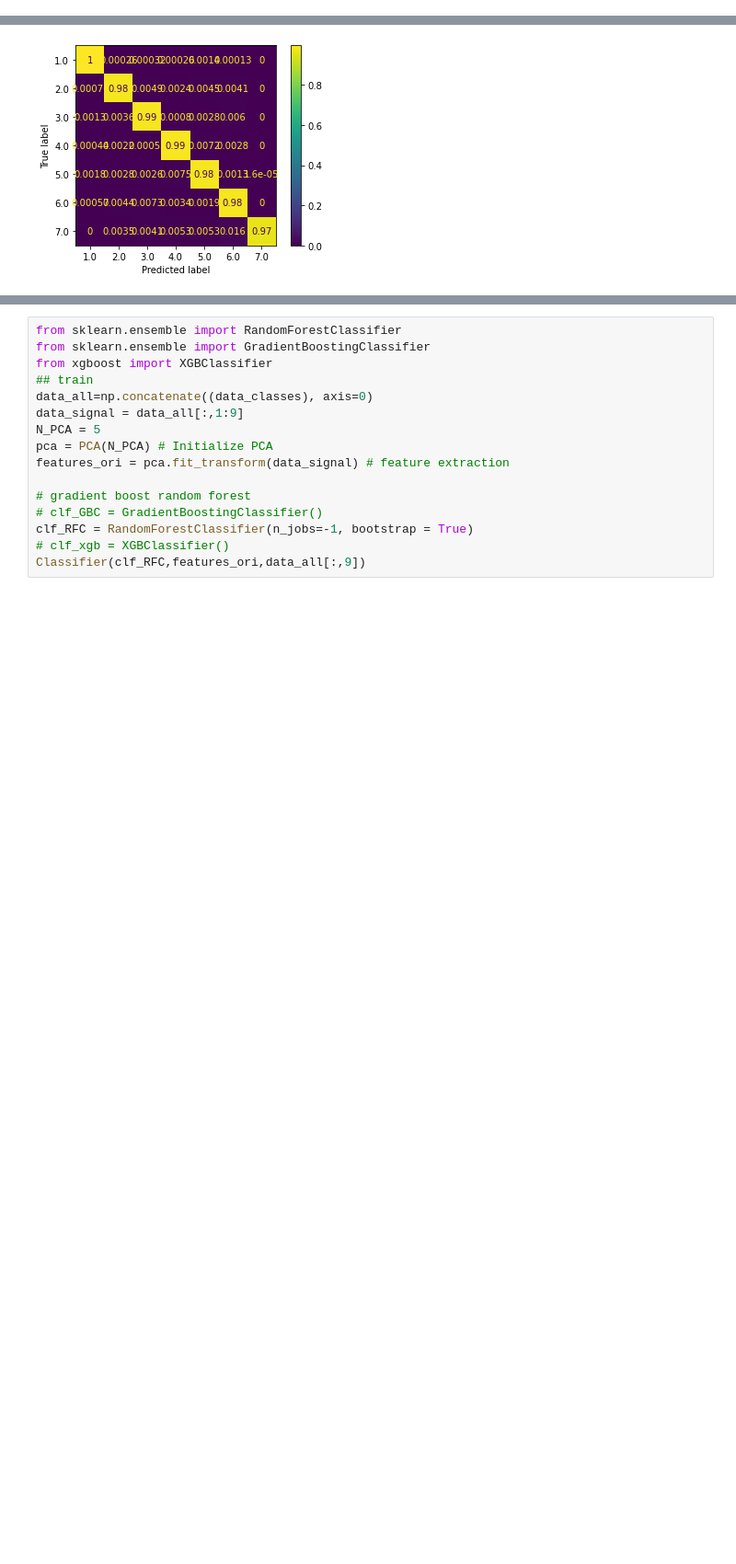
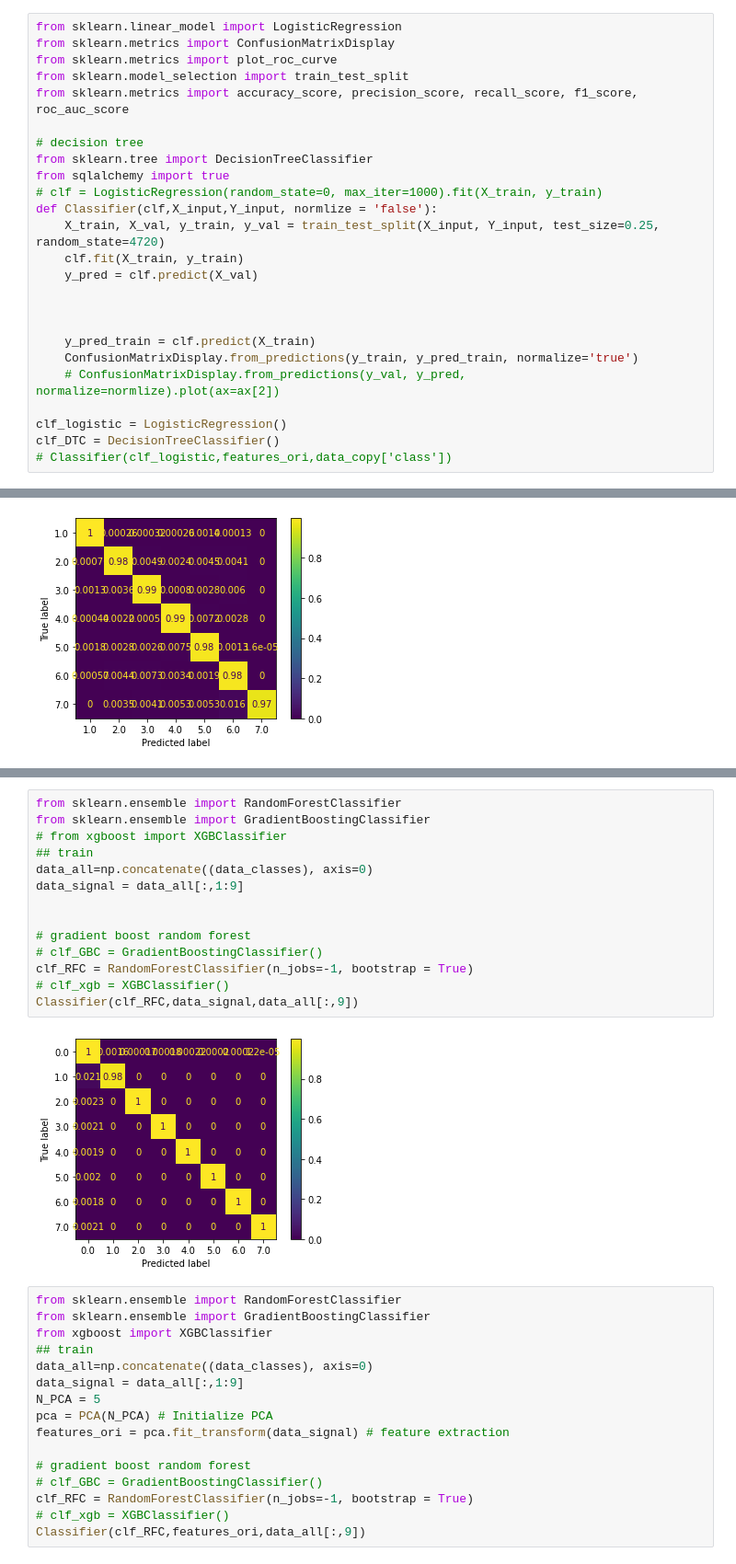
Before and after one commit to blacksilvergeek/MLEE_EMG, a Jupyter notebook: main_copy.ipynb, the cells around one changed output, grey strips where cells are left out. Shown: that part at 92% size. Drawn from its saved outputs; the diff is of its cells as text; blank space fills up the shorter version.

```diff
--- a/main_copy.ipynb
+++ b/main_copy.ipynb
@@ -109,3 +101,28 @@ clf_DTC = DecisionTreeClassifier()
+# %%
+from sklearn.linear_model import LogisticRegression
+from sklearn.metrics import ConfusionMatrixDisplay
+from sklearn.metrics import plot_roc_curve
+from sklearn.model_selection import train_test_split
+from sklearn.metrics import accuracy_score, precision_score, recall_score, f1_score, roc_auc_score
+
+# decision tree
+from sklearn.tree import DecisionTreeClassifier
+from sqlalchemy import true
+# clf = LogisticRegression(random_state=0, max_iter=1000).fit(X_train, y_train)
+def Classifier(clf,X_input,Y_input, normlize = 'false'):
+    X_train, X_val, y_train, y_val = train_test_split(X_input, Y_input, test_size=0.25, random_state=4720)
+    clf.fit(X_train, y_train)
+    y_pred = clf.predict(X_val)
+
+
+
+    y_pred_train = clf.predict(X_train)
+    ConfusionMatrixDisplay.from_predictions(y_train, y_pred_train, normalize='true')
+    # ConfusionMatrixDisplay.from_predictions(y_val, y_pred, normalize=normlize).plot(ax=ax[2])
+
+clf_logistic = LogisticRegression()
+clf_DTC = DecisionTreeClassifier()
+# Classifier(clf_logistic,features_ori,data_copy['class'])
 # %%
 data2=np.concatenate((data_classes[1:]), axis=0)
 # %%
@@ -236,6 +271,22 @@ clf_RFC = RandomForestClassifier(n_jobs=-1, bootstrap = True)
 Classifier(clf_RFC,data_signal,data_all[:,9])
 # %% [output]
 [figure]
+# %%
+from sklearn.ensemble import RandomForestClassifier
+from sklearn.ensemble import GradientBoostingClassifier
+# from xgboost import XGBClassifier
+## train
+data_all=np.concatenate((data_classes), axis=0)
+data_signal = data_all[:,1:9]
+
+
+# gradient boost random forest
+# clf_GBC = GradientBoostingClassifier()
+clf_RFC = RandomForestClassifier(n_jobs=-1, bootstrap = True)
+# clf_xgb = XGBClassifier()
+Classifier(clf_RFC,data_signal,data_all[:,9])
+# %% [output]
+[figure, added]
 # %%
 from sklearn.ensemble import RandomForestClassifier
 from sklearn.ensemble import GradientBoostingClassifier
```
Also changed, not shown: parts of 9 cells of this notebook, 1 other file.
